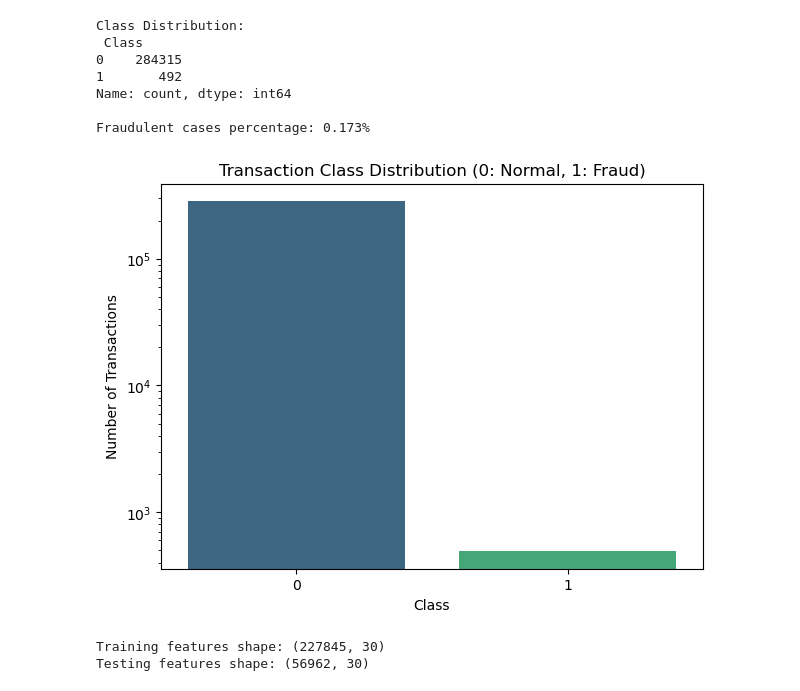
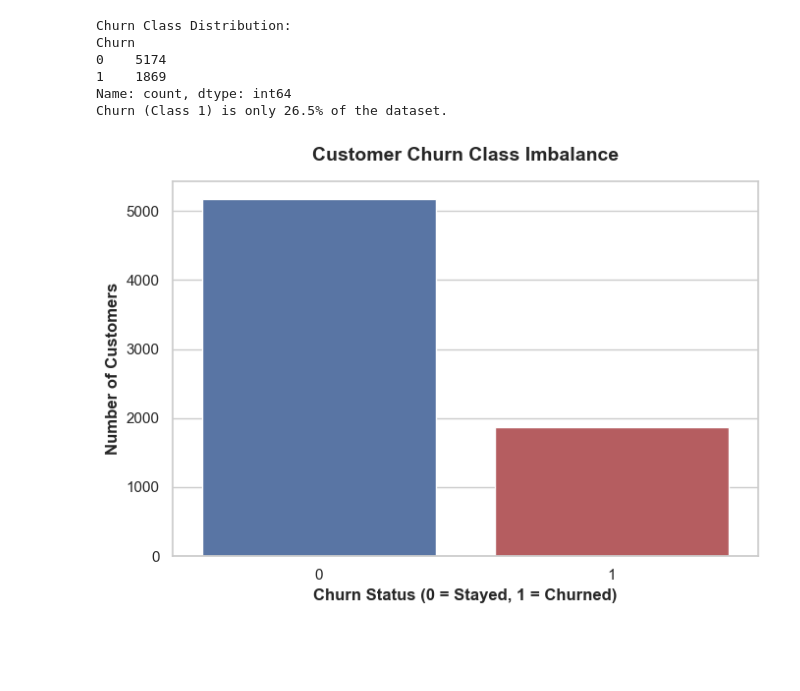
Before and after one commit to MuhammadRazaAli1/NeuroFive-ML-Track, a Jupyter notebook: Week_5/Task_1/task_1.ipynb, the cells around one changed output. Saved outputs shown, nothing was run; the diff lists cells and outputs as text; code cells hidden in the pictures; blank space fills up the shorter version.

```diff
--- a/Week_5/Task_1/task_1.ipynb
+++ b/Week_5/Task_1/task_1.ipynb
@@ -1,12 +1,20 @@
 # %%
-# Import necessary libraries for visualization, modeling, and balancing
+# Import core libraries for data manipulation and visualization
 import pandas as pd
 import numpy as np
 import matplotlib.pyplot as plt
 import seaborn as sns
+
+# Import ML tools and SMOTE
 from sklearn.model_selection import train_test_split
 from sklearn.linear_model import LogisticRegression
-from sklearn.metrics import classification_report
+from sklearn.metrics import classification_report, accuracy_score
+# If imblearn is not installed, run: !pip install imbalanced-learn
 from imblearn.over_sampling import SMOTE
+
+# Set professional visualization style
+sns.set_theme(style="whitegrid")
+import warnings
+warnings.filterwarnings('ignore')
 # %%
 # 1. Load the dataset using your specific local directory path
@@ -30,42 +37,36 @@ df
 # %%
-# 2. Check the distribution of the target variable 'Class'
-class_counts = df['Class'].value_counts()
-print("Class Distribution:\n", class_counts)
+# 2. Data Cleaning
+# Fix 'TotalCharges' (some blank spaces exist) and convert to numeric
+df['TotalCharges'] = pd.to_numeric(df['TotalCharges'], errors='coerce')
+df['TotalCharges'].fillna(df['TotalCharges'].median(), inplace=True)
 
-# Calculate and print the percentage of fraudulent transactions
-fraud_percentage = (class_counts[1] / len(df)) * 100
-print(f"\nFraudulent cases percentage: {fraud_percentage:.3f}%")
+# Drop 'customerID' as it's not a predictive feature
+df.drop('customerID', axis=1, inplace=True)
 
-# Visualize the class balance using a bar chart
-plt.figure(figsize=(7, 5))
-sns.countplot(data=df, x='Class', hue='Class', palette='viridis', legend=False)
-plt.title('Transaction Class Distribution (0: Normal, 1: Fraud)')
-plt.xlabel('Class')
-plt.ylabel('Number of Transactions')
-plt.yscale('log') # Using log scale because the difference is massive
-plt.show()
+# 3. Target Variable Setup
+# Map 'Churn' to 1 (Yes) and 0 (No)
+df['Churn'] = df['Churn'].map({'Yes': 1, 'No': 0})
-# %% [output]
-Class Distribution:
- Class
-0    284315
-1       492
-Name: count, dtype: int64
-
-Fraudulent cases percentage: 0.173%
-[figure, removed]
 # %%
-# Separate features (X) and target (y)
-X = df.drop('Class', axis=1)
-y = df['Class']
+# Check exact class distribution
+class_counts = df['Churn'].value_counts()
+print("Churn Class Distribution:")
+print(class_counts)
+print(f"Churn (Class 1) is only {(class_counts[1] / len(df)) * 100:.1f}% of the dataset.\n")
 
-# Split data into training and testing sets (80% train, 20% test)
-X_train, X_test, y_train, y_test = train_test_split(
-    X, y, test_size=0.2, random_state=42, stratify=y
-)
-
-print(f"Training features shape: {X_train.shape}")
-print(f"Testing features shape: {X_test.shape}")
+# Visualize the imbalance with a professional bar chart
+plt.figure(figsize=(7, 5))
+sns.countplot(x='Churn', data=df, palette=['#4c72b0', '#c44e52'])
+plt.title('Customer Churn Class Imbalance', fontsize=14, fontweight='bold', pad=15)
+plt.xlabel('Churn Status (0 = Stayed, 1 = Churned)', fontsize=12, fontweight='semibold')
+plt.ylabel('Number of Customers', fontsize=12, fontweight='semibold')
+plt.tight_layout()
+plt.show()
 # %% [output]
-Training features shape: (227845, 30)
-Testing features shape: (56962, 30)
+Churn Class Distribution:
+Churn
+0    5174
+1    1869
+Name: count, dtype: int64
+Churn (Class 1) is only 26.5% of the dataset.
+[figure, added]
 # %%
```
Also changed, not shown: parts of 7 cells of this notebook, 4 other files.
